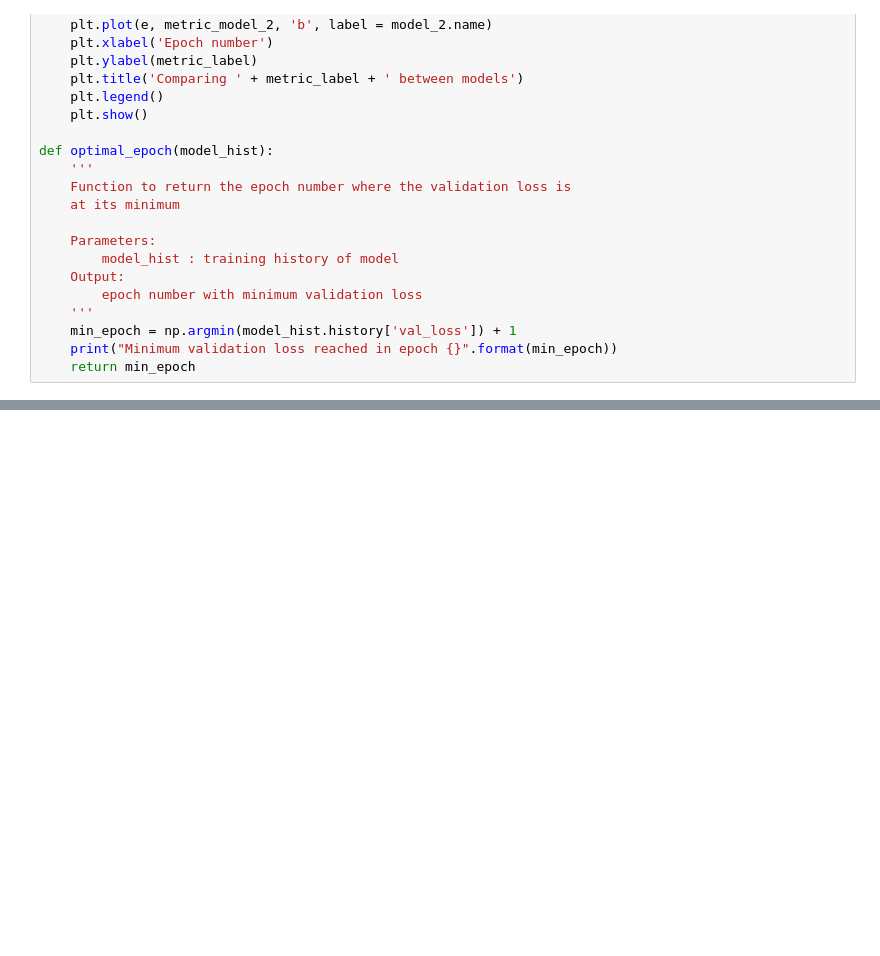
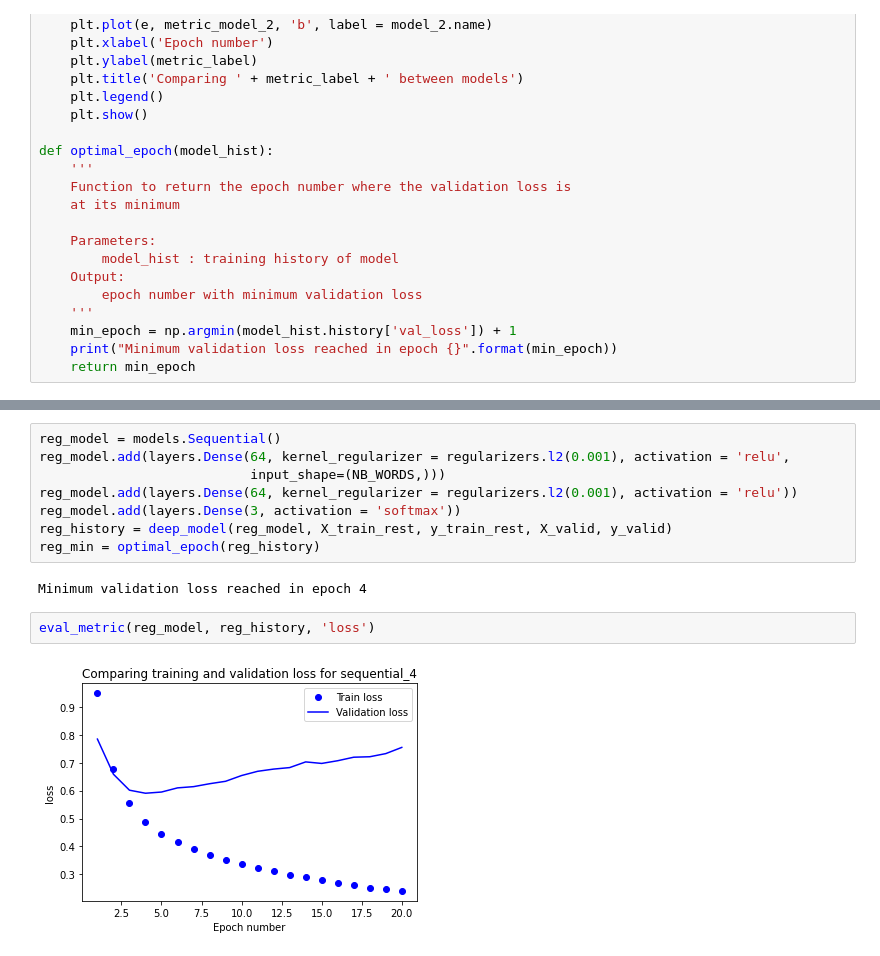
Before and after one commit to maysoon1221/AI_Surestart_MIT, a Jupyter notebook: Day 18/Sentiment.ipynb, the cells around one changed output, grey strips where cells are left out. Saved outputs shown, nothing was run; the diff lists cells and outputs as text; blank space fills up the shorter version.

```diff
--- a/Day 18/Sentiment.ipynb
+++ b/Day 18/Sentiment.ipynb
@@ -177,0 +218,14 @@ LookupError:
+# %%
+reg_model = models.Sequential()
+reg_model.add(layers.Dense(64, kernel_regularizer = regularizers.l2(0.001), activation = 'relu',
+                           input_shape=(NB_WORDS,)))
+reg_model.add(layers.Dense(64, kernel_regularizer = regularizers.l2(0.001), activation = 'relu'))
+reg_model.add(layers.Dense(3, activation = 'softmax'))
+reg_history = deep_model(reg_model, X_train_rest, y_train_rest, X_valid, y_valid)
+reg_min = optimal_epoch(reg_history)
+# %% [output]
+Minimum validation loss reached in epoch 4
+# %%
+eval_metric(reg_model, reg_history, 'loss')
+# %% [output]
+[figure, added]
```
Also changed, not shown: parts of 16 cells of this notebook.
